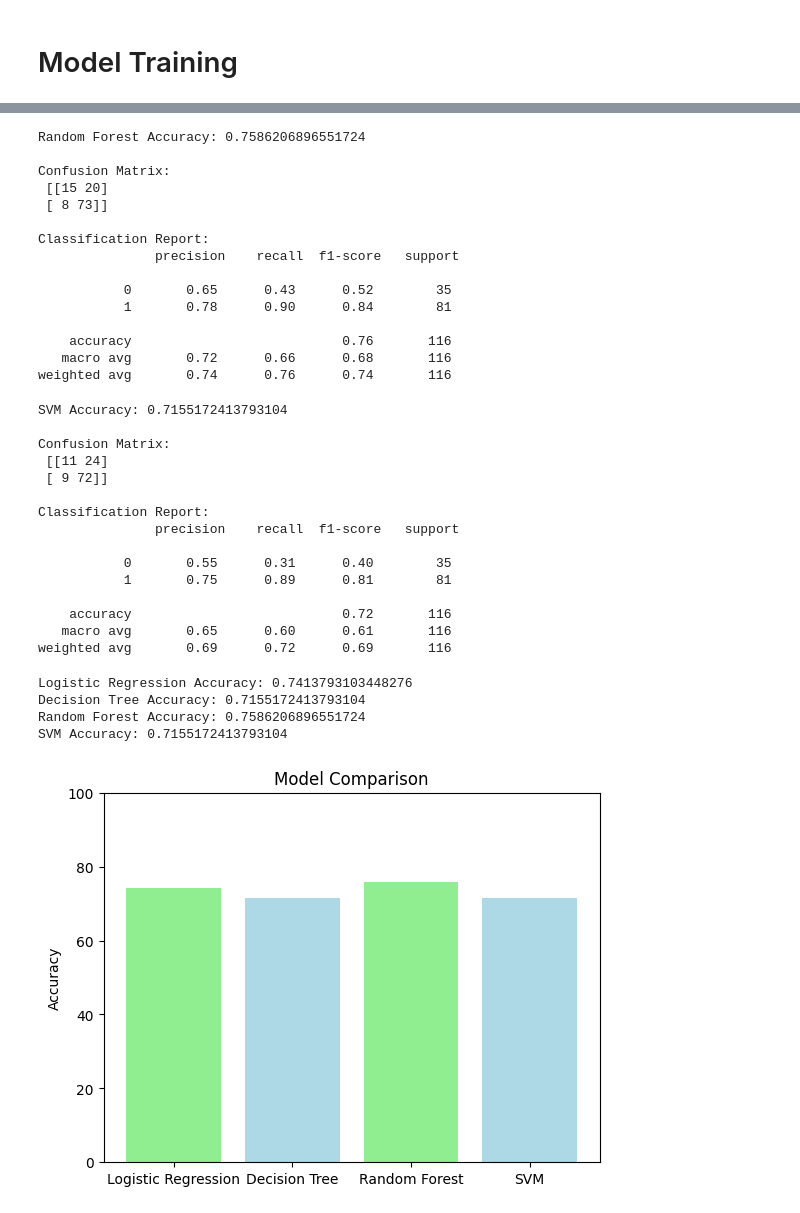
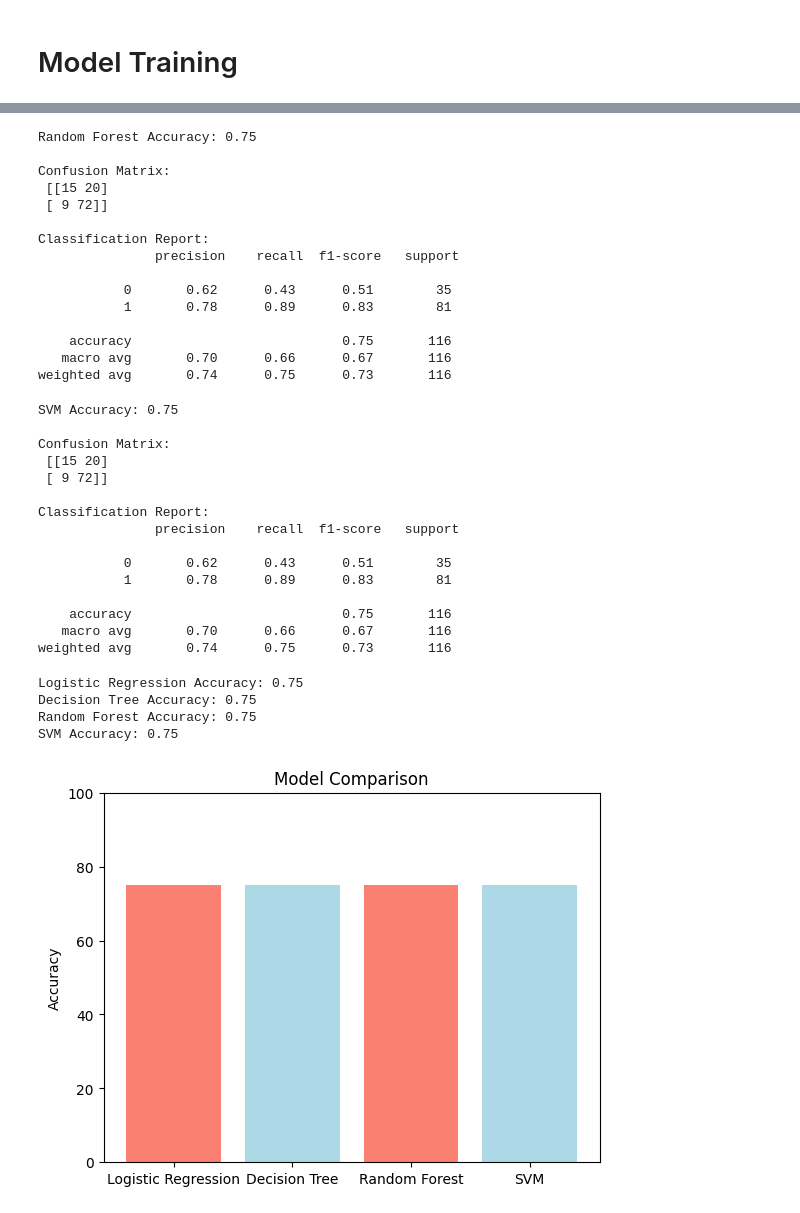
Before and after one commit to AnuragGupta181/Loan-Predictor, a Jupyter notebook: modal.ipynb, the cells around one changed output, grey strips where cells are left out. Drawn from its saved outputs; the diff is of its cells as text; code cells hidden in the pictures.

```diff
--- a/modal.ipynb
+++ b/modal.ipynb
@@ -190,8 +190,8 @@ plt.show()
 # %% [markdown]
 # Model Training
 # %%
-# Features (all except Loan_Status, Gender, CoapplicantIncome, Self_Employed, Dependents)
-X = df_train.drop(["Loan_Status", "Gender", "CoapplicantIncome", "Self_Employed", "Dependents"], axis=1)
+# removing some features as they are not too much dependent as we can see on heatmap
+X = df_train.drop(["Loan_Status", "Gender", "CoapplicantIncome", "Self_Employed", "Dependents", "Loan_Amount_Term", "ApplicantIncome", "LoanAmount", "Married","Education"], axis=1)
 
 # Target (Loan_Status)
 y = df_train["Loan_Status"]
@@ -266,21 +266,21 @@ print("Random Forest Accuracy:", accuracy_score(y_test, rf_pred))
 print("\nConfusion Matrix:\n", confusion_matrix(y_test, rf_pred))
 print("\nClassification Report:\n", classification_report(y_test, rf_pred))
 # %% [output]
-Random Forest Accuracy: 0.7586206896551724
+Random Forest Accuracy: 0.75
 
 Confusion Matrix:
  [[15 20]
- [ 8 73]]
+ [ 9 72]]
 
 Classification Report:
                precision    recall  f1-score   support
 
-           0       0.65      0.43      0.52        35
-           1       0.78      0.90      0.84        81
+           0       0.62      0.43      0.51        35
+           1       0.78      0.89      0.83        81
 
-    accuracy                           0.76       116
-   macro avg       0.72      0.66      0.68       116
-weighted avg       0.74      0.76      0.74       116
+    accuracy                           0.75       116
+   macro avg       0.70      0.66      0.67       116
+weighted avg       0.74      0.75      0.73       116
 # %%
 svm = SVC(kernel="rbf", probability=True, random_state=42)
 svm.fit(X_train, y_train)
@@ -289,21 +289,21 @@ print("SVM Accuracy:", accuracy_score(y_test, svm_pred))
 print("\nConfusion Matrix:\n", confusion_matrix(y_test, svm_pred))
 print("\nClassification Report:\n", classification_report(y_test, svm_pred))
 # %% [output]
-SVM Accuracy: 0.7155172413793104
+SVM Accuracy: 0.75
 
 Confusion Matrix:
- [[11 24]
+ [[15 20]
  [ 9 72]]
 
 Classification Report:
                precision    recall  f1-score   support
 
-           0       0.55      0.31      0.40        35
-           1       0.75      0.89      0.81        81
+           0       0.62      0.43      0.51        35
+           1       0.78      0.89      0.83        81
 
-    accuracy                           0.72       116
-   macro avg       0.65      0.60      0.61       116
-weighted avg       0.69      0.72      0.69       116
+    accuracy                           0.75       116
+   macro avg       0.70      0.66      0.67       116
+weighted avg       0.74      0.75      0.73       116
 # %%
 # Comparing Accuracies
 
@@ -312,23 +312,23 @@ print("Decision Tree Accuracy:", accuracy_score(y_test, y_pred_dt))
 print("Random Forest Accuracy:", accuracy_score(y_test, rf_pred))
 print("SVM Accuracy:", accuracy_score(y_test, svm_pred))
 # %% [output]
-Logistic Regression Accuracy: 0.7413793103448276
-Decision Tree Accuracy: 0.7155172413793104
-Random Forest Accuracy: 0.7586206896551724
-SVM Accuracy: 0.7155172413793104
+Logistic Regression Accuracy: 0.75
+Decision Tree Accuracy: 0.75
+Random Forest Accuracy: 0.75
+SVM Accuracy: 0.75
 # %%
 models = ["Logistic Regression", "Decision Tree", "Random Forest", "SVM"]
 accuracies = [
     accuracy_score(y_test, y_pred)*100,
     accuracy_score(y_test, y_pred_dt)*100,
     accuracy_score(y_test, rf_pred)*100,
     accuracy_score(y_test, svm_pred)*100
 ]
 
-plt.bar(models, accuracies, color=['lightgreen','lightblue'])
+plt.bar(models, accuracies, color=['salmon','lightblue'])
 plt.ylabel("Accuracy")
 plt.title("Model Comparison")
 plt.ylim(0,100)
 plt.show()
 # %% [output]
-[figure, old version]
+[figure, new version]
```
Also changed, not shown: parts of 4 cells of this notebook.
